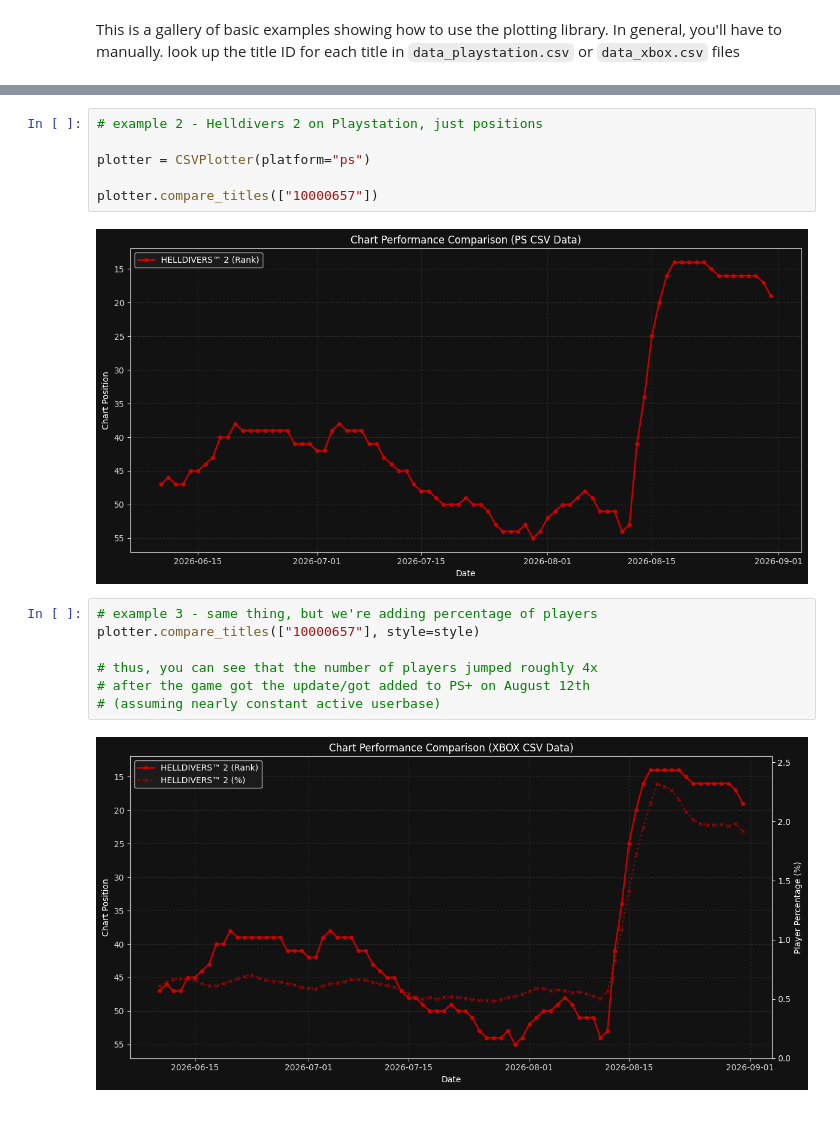
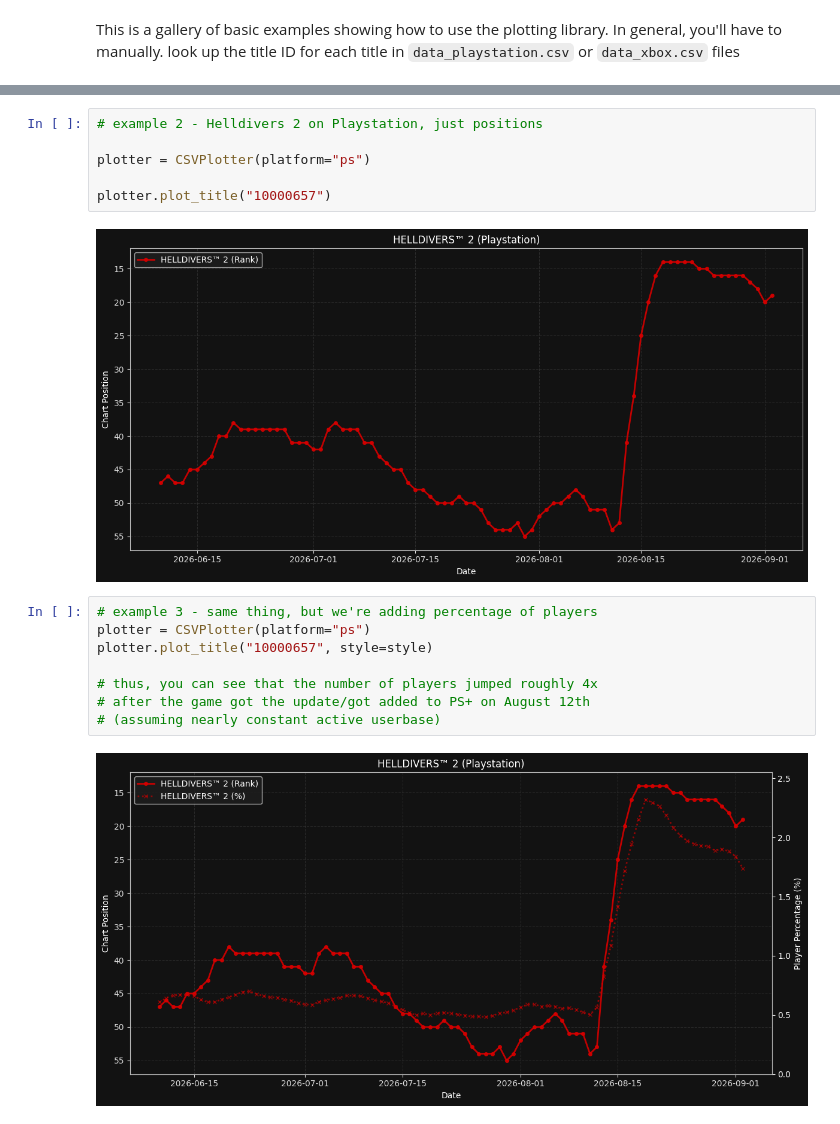
Before and after one commit to olonadtrolo/charts, a Jupyter notebook: examples.ipynb, the cells around one changed output, grey strips where cells are left out. Cells and saved outputs as stored; diff of their text form.

Commit message:
Plotting updates

```diff
--- a/examples.ipynb
+++ b/examples.ipynb
@@ -27,18 +27,19 @@ plotter.compare_titles(
 
 plotter = CSVPlotter(platform="ps")
 
-plotter.compare_titles(["10000657"])
+plotter.plot_title("10000657")
 # %% [output]
-[figure, old version]
+[figure, new version]
 # %%
 # example 3 - same thing, but we're adding percentage of players
-plotter.compare_titles(["10000657"], style=style)
+plotter = CSVPlotter(platform="ps")
+plotter.plot_title("10000657", style=style)
 
 # thus, you can see that the number of players jumped roughly 4x
 # after the game got the update/got added to PS+ on August 12th
 # (assuming nearly constant active userbase)
 # %% [output]
-[figure, old version]
+[figure, new version]
 # %%
 # example 3 - Assassin's Creed Black Flag Resynced on PS5 vs Xbox
 
```
Also changed, not shown: parts of 4 cells of this notebook, 4 other files.
